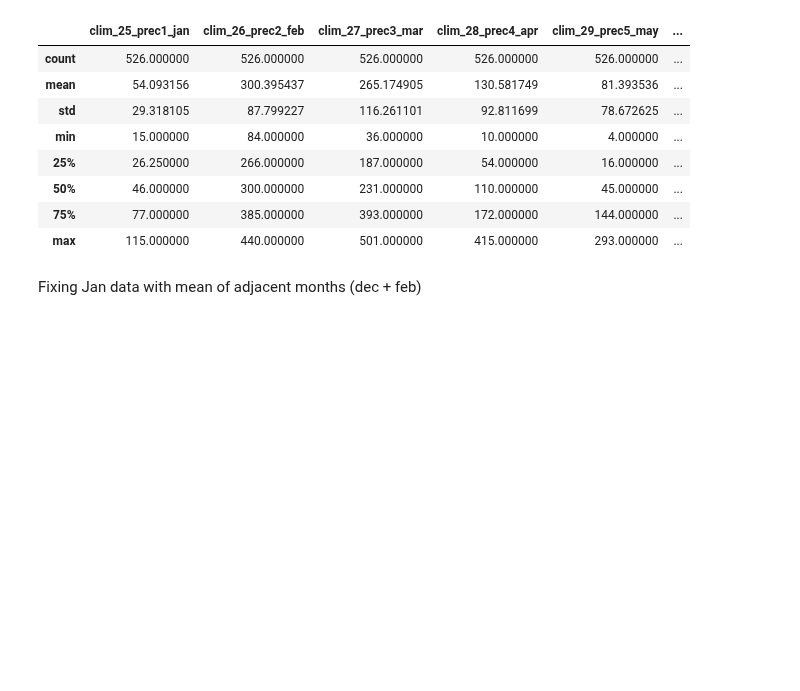
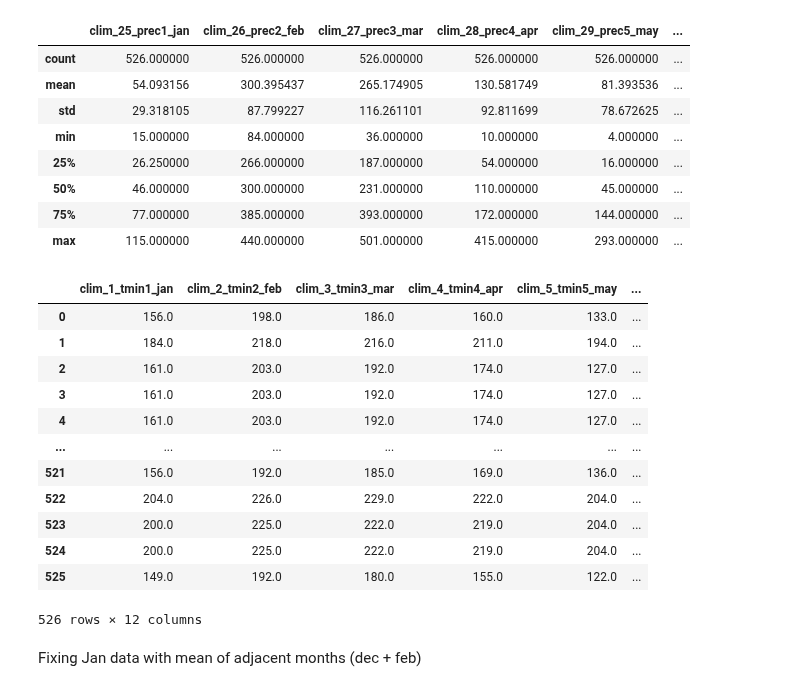
Before and after one commit to tahiri-lab/py_madaclim, a Jupyter notebook: workdir/analysis/bin/graphs/monthly_distribution.ipynb, the cells around one changed output. Saved outputs shown, nothing was run; the diff lists cells and outputs as text; code cells hidden in the pictures; blank space fills up the shorter version.

```diff
--- a/workdir/analysis/bin/graphs/monthly_distribution.ipynb
+++ b/workdir/analysis/bin/graphs/monthly_distribution.ipynb
@@ -184,9 +157,23 @@ precip.describe()
 | 75% | 77.000000 | 385.000000 | 393.000000 | 172.000000 | 144.000000 | ... |
 | max | 115.000000 | 440.000000 | 501.000000 | 415.000000 | 293.000000 | ... |
 # %%
-pd.set_option("display.max_rows", None)
+pd.set_option("display.max_rows", 10)
 
 min_temps
+# %% [output]
+|  | clim_1_tmin1_jan | clim_2_tmin2_feb | clim_3_tmin3_mar | clim_4_tmin4_apr | clim_5_tmin5_may | ... |
+| 0 | 156.0 | 198.0 | 186.0 | 160.0 | 133.0 | ... |
+| 1 | 184.0 | 218.0 | 216.0 | 211.0 | 194.0 | ... |
+| 2 | 161.0 | 203.0 | 192.0 | 174.0 | 127.0 | ... |
+| 3 | 161.0 | 203.0 | 192.0 | 174.0 | 127.0 | ... |
+| 4 | 161.0 | 203.0 | 192.0 | 174.0 | 127.0 | ... |
+| ... | ... | ... | ... | ... | ... | ... |
+| 521 | 156.0 | 192.0 | 185.0 | 169.0 | 136.0 | ... |
+| 522 | 204.0 | 226.0 | 229.0 | 222.0 | 204.0 | ... |
+| 523 | 200.0 | 225.0 | 222.0 | 219.0 | 204.0 | ... |
+| 524 | 200.0 | 225.0 | 222.0 | 219.0 | 204.0 | ... |
+| 525 | 149.0 | 192.0 | 180.0 | 155.0 | 122.0 | ... |
+526 rows × 12 columns
 # %% [markdown]
 Fixing Jan data with mean of adjacent months (dec + feb)
 # %%
```
Also changed, not shown: parts of 19 cells of this notebook, 2 other files.
